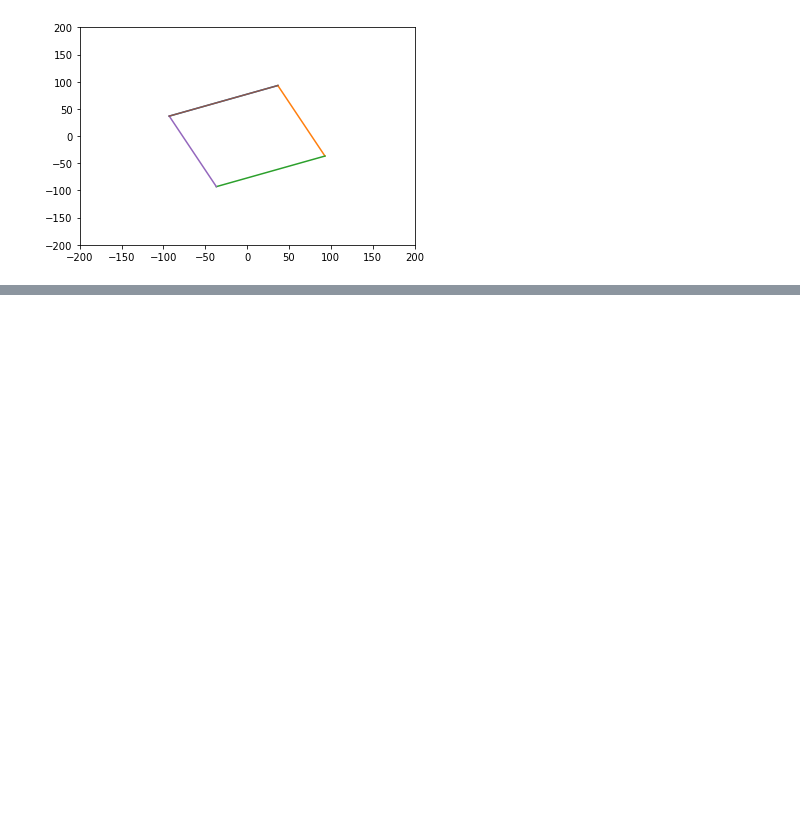
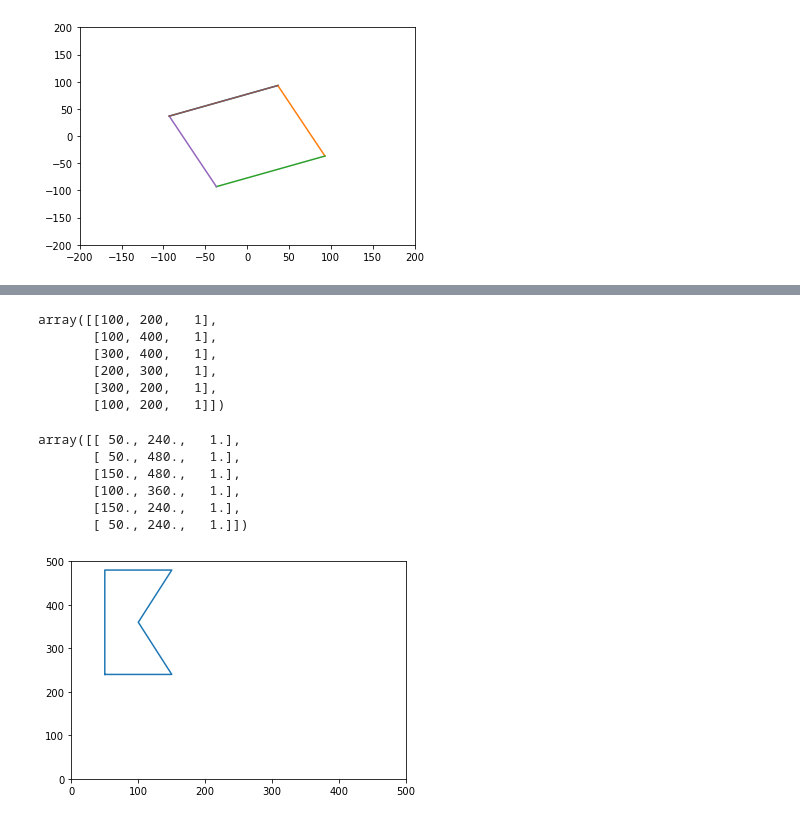
Before and after one commit to ovstrukov/math, a Jupyter notebook: Math_matrix_HW_2.ipynb, the cells around one changed output, grey strips where cells are left out. Cells and saved outputs as stored; diff of their text form; code cells hidden in the pictures; blank space fills up the shorter version.

```diff
--- a/Math_matrix_HW_2.ipynb
+++ b/Math_matrix_HW_2.ipynb
@@ -167,0 +263,29 @@ for i in range(6):
+# %%
+Q
+# %% [output]
+array([[100, 200,   1],
+       [100, 400,   1],
+       [300, 400,   1],
+       [200, 300,   1],
+       [300, 200,   1],
+       [100, 200,   1]])
+# %%
+TransformArray3 = np.array([
+    [0.5, 0, 0],
+    [0, 1.2, 0],
+    [0, 0, 1]])
+QQ = Q@TransformArray3
+x5 = QQ[:,0]
+y5 = QQ[:,1]
+plt.plot(x5, y5)
+plt.ylim([0, 500])
+plt.xlim([0, 500])
+QQ
+# %% [output]
+array([[ 50., 240.,   1.],
+       [ 50., 480.,   1.],
+       [150., 480.,   1.],
+       [100., 360.,   1.],
+       [150., 240.,   1.],
+       [ 50., 240.,   1.]])
+[figure, added]
```
Also changed, not shown: parts of 12 cells of this notebook.
